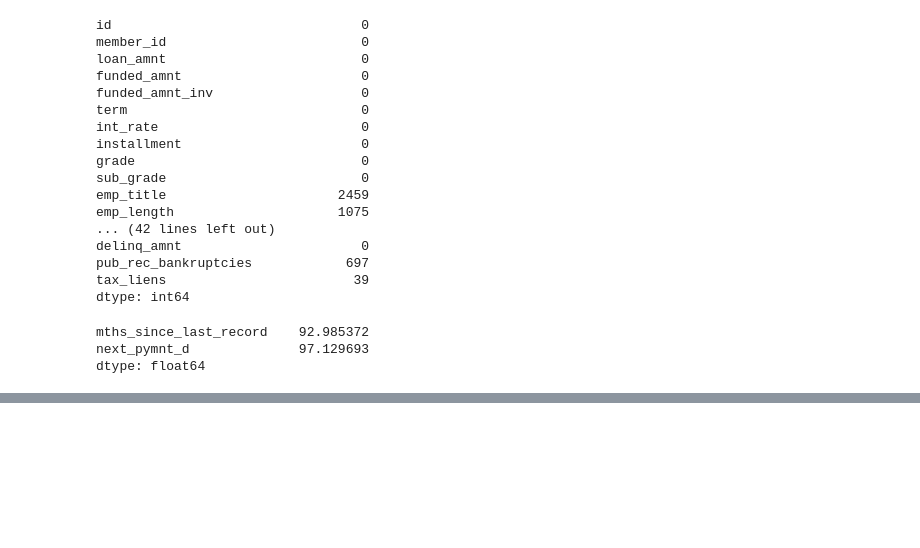
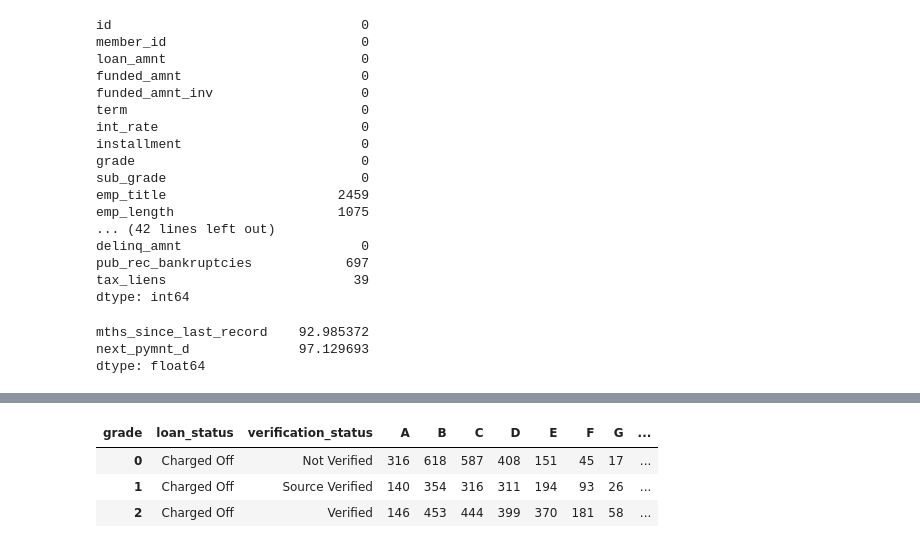
Before and after one commit to kedarlachke/LendingClubCaseStudy, a Jupyter notebook: Group_Facilitator_KedarLachke.ipynb, the cells around one changed output, grey strips where cells are left out. Saved outputs shown, nothing was run; the diff lists cells and outputs as text; code cells hidden in the pictures; blank space fills up the shorter version.

```diff
--- a/Group_Facilitator_KedarLachke.ipynb
+++ b/Group_Facilitator_KedarLachke.ipynb
@@ -161,0 +205,16 @@ KeyError: "['mths_since_last_record', 'next_pymnt_d'] not found in axis"
+# %%
+#emp_length
+tenure_mapping = {
+    '< 1 year': 0,
+    '1 year': 1,
+    '2 years': 2,
+    '3 years': 3,
+    '4 years': 4,
+    '5 years': 5,
+    '6 years': 6,
+    '7 years': 7,
+    '8 years': 8,
+    '9 years': 9,
+    '10+ years': 10
+}
+newloan_df['emp_tenure_num'] = newloan_df['emp_length'].map(tenure_mapping)
@@ -161,0 +240,22 @@ KeyError: "['mths_since_last_record', 'next_pymnt_d'] not found in axis"
+# %%
+chargeOff_df = newloan_df[newloan_df['loan_status']=='Charged Off']
+chargeOff_df.shape
+# %%
+pvt_table=pd.pivot_table(chargeOff_df, values = 'loan_amnt', index=['loan_status','verification_status'], columns = ['grade'], aggfunc='count')
+# %%
+table=pvt_table.reset_index()
+#table=table[table['verification_status']=='Not Verified']
+table['A%'] = table['A'].apply(lambda x: (x*100/table['A'].sum()))
+table['B%'] = table['B'].apply(lambda x: (x*100/table['B'].sum()))
+table['C%'] = table['C'].apply(lambda x: (x*100/table['C'].sum()))
+table['D%'] = table['D'].apply(lambda x: (x*100/table['D'].sum()))
+table['E%'] = table['E'].apply(lambda x: (x*100/table['E'].sum()))
+table['F%'] = table['F'].apply(lambda x: (x*100/table['F'].sum()))
+table['G%'] = table['G'].apply(lambda x: (x*100/table['G'].sum()))
+# %%
+table
+# %% [output]
+| grade | loan_status | verification_status | A | B | C | D | E | F | G | ... |
+| 0 | Charged Off | Not Verified | 316 | 618 | 587 | 408 | 151 | 45 | 17 | ... |
+| 1 | Charged Off | Source Verified | 140 | 354 | 316 | 311 | 194 | 93 | 26 | ... |
+| 2 | Charged Off | Verified | 146 | 453 | 444 | 399 | 370 | 181 | 58 | ... |
```
Also changed, not shown: parts of 20 cells of this notebook, 1 other file.
